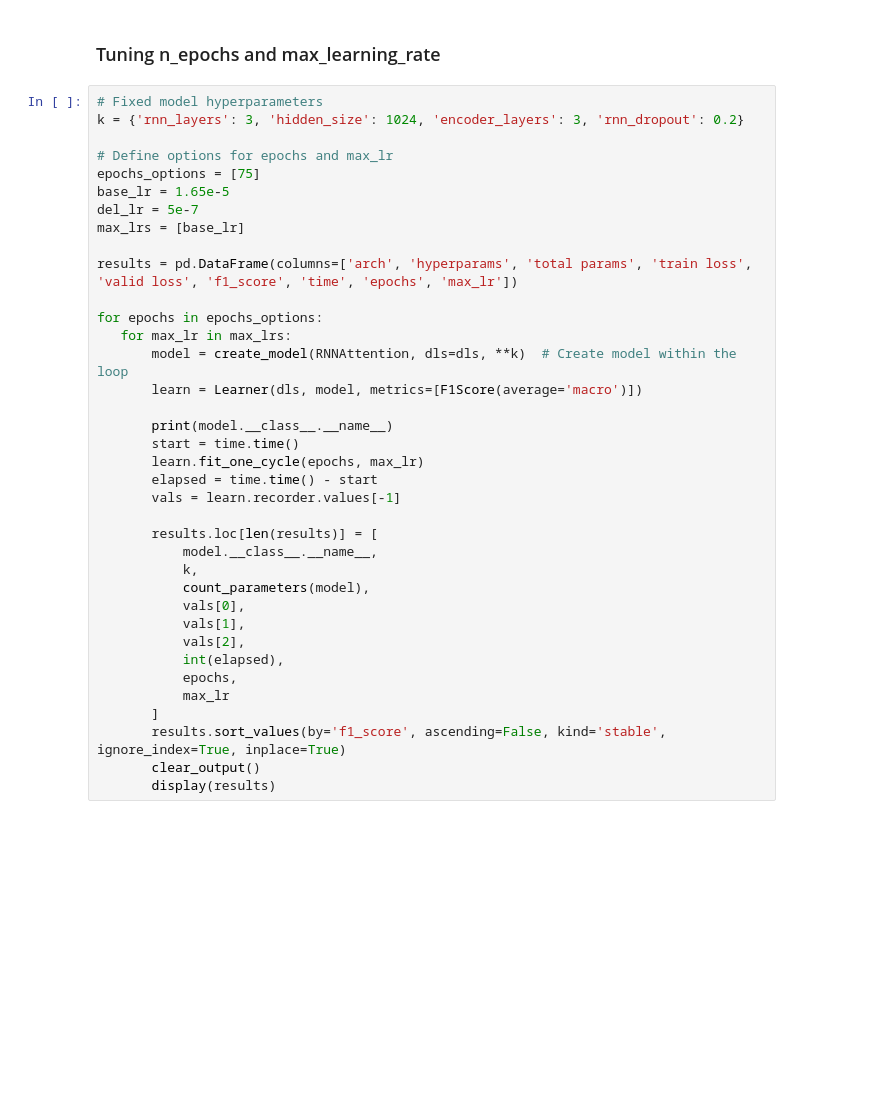
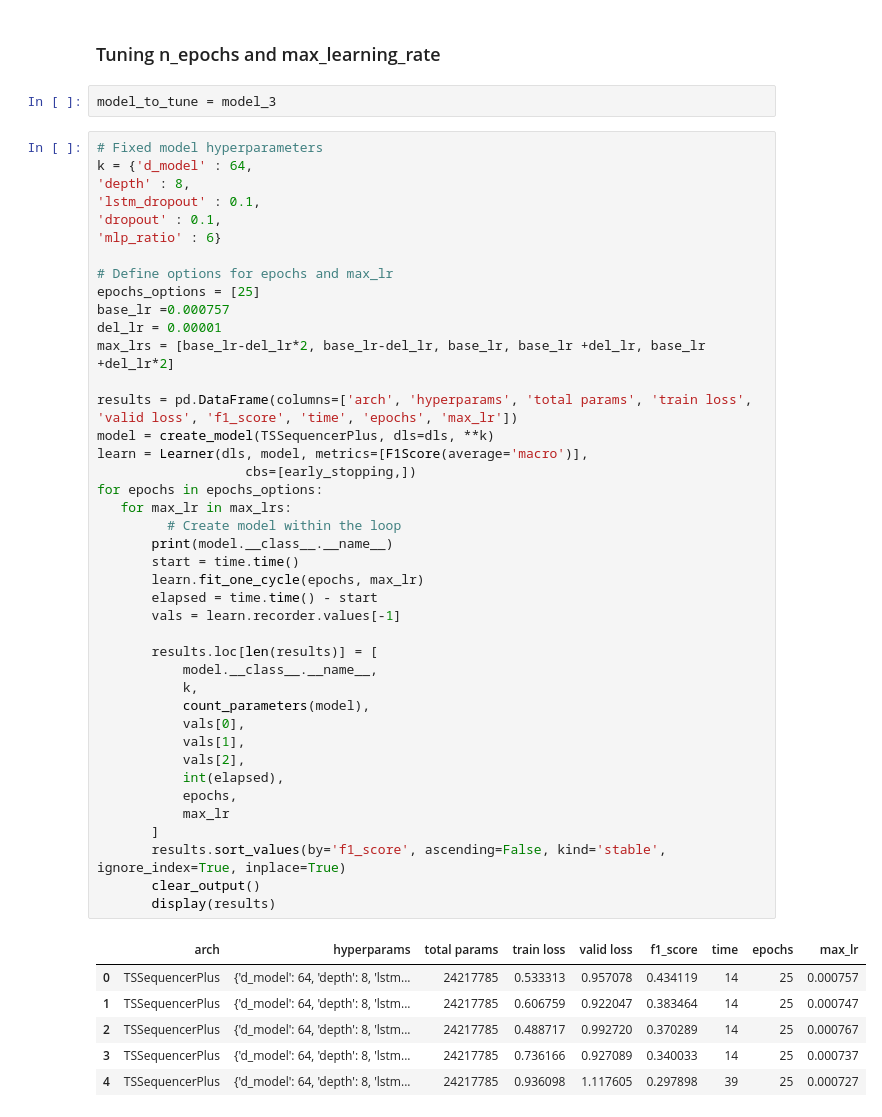
Before and after one commit to hozaifa1/Django_Project, a Jupyter notebook: hyperparam-tuning.ipynb, the cells around one changed output. Drawn from its saved outputs; the diff is of its cells as text; blank space fills up the shorter version.

```diff
--- a/hyperparam-tuning.ipynb
+++ b/hyperparam-tuning.ipynb
@@ -320,42 +276,55 @@ learn.lr_find()
 # %% [markdown]
 ### Tuning n_epochs and max_learning_rate
+# %%
+model_to_tune = model_3
 # %%
 # Fixed model hyperparameters
-k = {'rnn_layers': 3, 'hidden_size': 1024, 'encoder_layers': 3, 'rnn_dropout': 0.2}
+k = {'d_model' : 64,
+'depth' : 8,
+'lstm_dropout' : 0.1,
+'dropout' : 0.1,
+'mlp_ratio' : 6}
 
 # Define options for epochs and max_lr
-epochs_options = [75]
-base_lr = 1.65e-5
-del_lr = 5e-7
-max_lrs = [base_lr]
+epochs_options = [25]
+base_lr =0.000757
+del_lr = 0.00001
+max_lrs = [base_lr-del_lr*2, base_lr-del_lr, base_lr, base_lr +del_lr, base_lr +del_lr*2]
 
 results = pd.DataFrame(columns=['arch', 'hyperparams', 'total params', 'train loss', 'valid loss', 'f1_score', 'time', 'epochs', 'max_lr'])
-
+model = create_model(TSSequencerPlus, dls=dls, **k)
+learn = Learner(dls, model, metrics=[F1Score(average='macro')],
+                   cbs=[early_stopping,])
 for epochs in epochs_options:
    for max_lr in max_lrs:
-       model = create_model(RNNAttention, dls=dls, **k)  # Create model within the loop
-       learn = Learner(dls, model, metrics=[F1Score(average='macro')])
-
+         # Create model within the loop
        print(model.__class__.__name__)
        start = time.time()
        learn.fit_one_cycle(epochs, max_lr)
        elapsed = time.time() - start
        vals = learn.recorder.values[-1]
 
        results.loc[len(results)] = [
            model.__class__.__name__,
            k,
            count_parameters(model),
            vals[0],
            vals[1],
            vals[2],
            int(elapsed),
            epochs,
            max_lr
        ]
        results.sort_values(by='f1_score', ascending=False, kind='stable', ignore_index=True, inplace=True)
        clear_output()
        display(results)
+# %% [output]
+|  | arch | hyperparams | total params | train loss | valid loss | f1_score | time | epochs | max_lr |
+| 0 | TSSequencerPlus | {'d_model': 64, 'depth': 8, 'lstm... | 24217785 | 0.533313 | 0.957078 | 0.434119 | 14 | 25 | 0.000757 |
+| 1 | TSSequencerPlus | {'d_model': 64, 'depth': 8, 'lstm... | 24217785 | 0.606759 | 0.922047 | 0.383464 | 14 | 25 | 0.000747 |
+| 2 | TSSequencerPlus | {'d_model': 64, 'depth': 8, 'lstm... | 24217785 | 0.488717 | 0.992720 | 0.370289 | 14 | 25 | 0.000767 |
+| 3 | TSSequencerPlus | {'d_model': 64, 'depth': 8, 'lstm... | 24217785 | 0.736166 | 0.927089 | 0.340033 | 14 | 25 | 0.000737 |
+| 4 | TSSequencerPlus | {'d_model': 64, 'depth': 8, 'lstm... | 24217785 | 0.936098 | 1.117605 | 0.297898 | 39 | 25 | 0.000727 |
 # %% [markdown]
 ## Conclusion:
 
```
Also changed, not shown: parts of 13 cells of this notebook.
